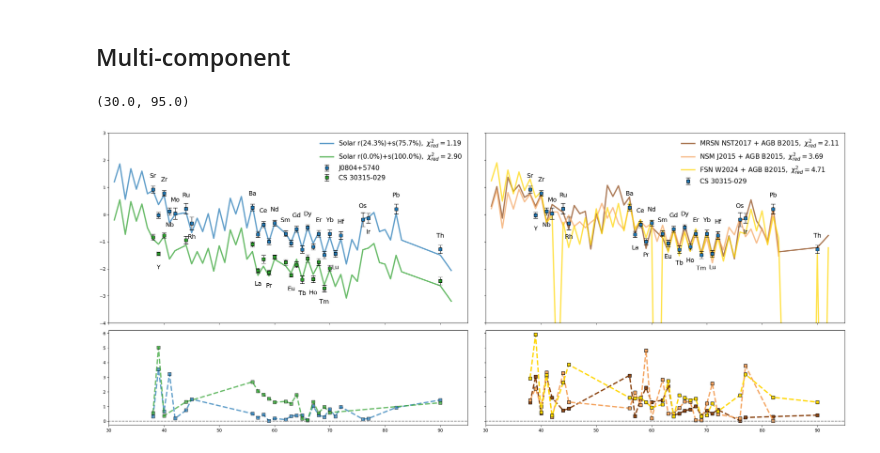
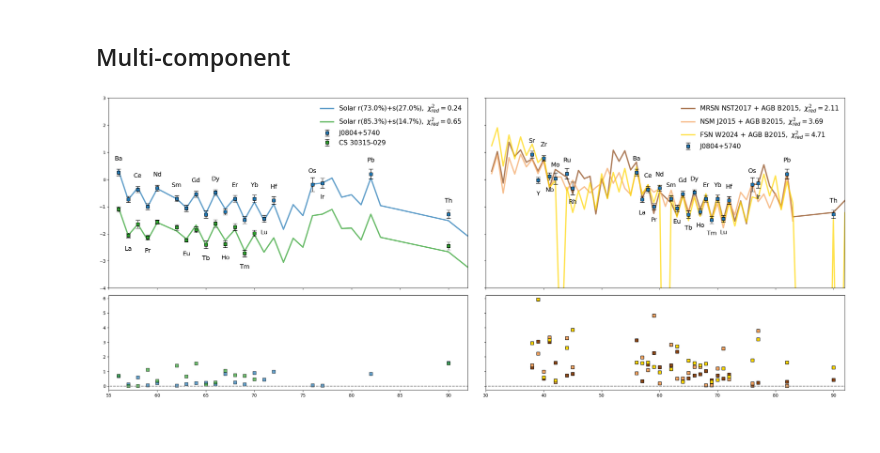
Before and after one commit to jiangrz77/rproc, a Jupyter notebook: J0804_CS30315.ipynb, the cells around one changed output. Saved outputs shown, nothing was run; the diff lists cells and outputs as text; code cells hidden in the pictures.

```diff
--- a/J0804_CS30315.ipynb
+++ b/J0804_CS30315.ipynb
@@ -110,7 +110,8 @@ solref = solref - solref[0] + 12
 # %%
 Z_arr = Symbol2Z(symbol_list)
 flag_adopt_light = Z_arr <= 30
-flag_adopt_mainr = Z_arr > 40
+# flag_adopt_mainr = Z_arr > 40
+flag_adopt_mainr = Z_arr >= 56
 flag_adopt_rs = Z_arr > 30
 df_fitparam = pd.DataFrame(
     columns=[
@@ -124,14 +125,14 @@ for star_index in range(len(obs_logeps)):
     O_vec = obs_logeps.iloc[star_index, 1:].values.astype(float)
     eO_vec = obs_elogeps.iloc[star_index, 1:].values.astype(float)
 
-    A, B, chisqr_rs = func_AB(M_solr, M_sols, O_vec, eO_vec, flag_adopt_rs)
+    A, B, chisqr_rs = func_AB(M_solr, M_sols, O_vec, eO_vec, flag_adopt_mainr)
     # chisqr_red_sol_rs /= (np.sum(flag_adopt_rs & flag_detect)-1)
     # print(chisqr_red_sol_rs)
     solr = A + M_solr
     sols = B + M_sols
     solrs = np.log10(np.power(10, solr)+np.power(10, sols))
-    portion_r = 1/(np.power(10, A)/np.power(10, B)+1)
-    portion_s = 1/(np.power(10, B)/np.power(10, A)+1)
+    portion_r = 1/(np.power(10, B-A)+1)
+    portion_s = 1/(np.power(10, A-B)+1)
     df_fitparam.loc[star_index, :'chisqr_rs'] = [
         starname,
         solr, sols, solrs, portion_r, portion_s, chisqr_rs]
@@ -255,8 +247,11 @@ axes[0, 1].set_xlim(40, 95)
 # %%
 M_B = M_agb
 progen_chisqr = []
+star_index = 0
+O_vec = obs_logeps.iloc[star_index, 1:].values.astype(float)
+eO_vec = obs_elogeps.iloc[star_index, 1:].values.astype(float)
 for M_A in [M_mrsn, M_nsm, M_fsn]:
-    with Pool(max_workers=30) as pool, tqdm(total=len(M_A)*len(M_B)) as pbar:
+    with Pool(max_workers=50) as pool, tqdm(total=len(M_A)*len(M_B)) as pbar:
         chisqr_arr = np.full((len(M_A), len(M_B)), np.inf)
         A_arr = np.full((len(M_A), len(M_B)), np.inf)
         B_arr = np.full((len(M_A), len(M_B)), np.inf)
@@ -284,3 +279,4 @@ for M_A in [M_mrsn, M_nsm, M_fsn]:
         chisqr_ = chisqr_arr.min()
         progen_chisqr.extend([progen_, chisqr_])
 df_fitparam.loc[star_index, 'progen_mrsn_agb':'chisqr_fsn_agb'] = progen_chisqr
+df_fitparam.to_csv('fitparam.csv', index=False)
@@ -311,8 +305,9 @@ Z_arr = Symbol2Z(symbol_list)
 for icol in range(ncols):
     ax, ax_res = axes[:, icol]
     if icol == 0:
-        flag_adopt = flag_adopt_rs
+        flag_adopt = flag_adopt_mainr
         for star_index in range(len(obs_logeps)):
+            starname = obs_logeps.loc[star_index, 'starname']
             O_vec = obs_logeps.iloc[star_index, 1:].values.astype(float)
             eO_vec = obs_elogeps.iloc[star_index, 1:].values.astype(float)
             starname, \
@@ -332,7 +327,7 @@ for icol in range(ncols):
             ax_res.plot(
                 Z_arr[np.isfinite(O_vec)&np.isfinite(solrs)&flag_adopt],
                 np.abs((O_vec-solrs)/eO_vec)[np.isfinite(O_vec)&np.isfinite(solrs)&flag_adopt],
-                linestyle='--', linewidth=3, c=colors[star_index], alpha=.7,
+                linestyle='', linewidth=3, c=colors[star_index], alpha=.7,
                 marker='s', markersize=7, mfc=colors[star_index], mec=ec, mew=mew,
                 zorder=2)
             # ax_res.errorbar(
@@ -354,41 +349,41 @@ for icol in range(ncols):
     elif icol == 1:
         star_index = 0
         flag_adopt = flag_adopt_rs
+        starname = obs_logeps.loc[star_index, 'starname']
         O_vec = obs_logeps.iloc[star_index, 1:].values.astype(float)
         eO_vec = obs_elogeps.iloc[star_index, 1:].values.astype(float)
         ax.errorbar(
             Z_arr[flag_adopt], O_vec[flag_adopt], yerr=eO_vec[flag_adopt],
             ecolor=ec, elinewidth=mew, linestyle='', capsize=5, capthick=3,
             marker='s', markersize=7, mfc=colors[star_index], mec=ec, mew=mew,
             alpha=1, label=starname, zorder=10)
         for progen_key in progen_color.keys():
             progen_ = df_fitparam.loc[star_index, progen_key]
             chisqr_ = df_fitparam.loc[star_index, progen_key.replace('progen', 'chisqr')]
             ax.plot(
                 Z_arr[np.isfinite(progen_)&flag_adopt],
                 progen_[np.isfinite(progen_)&flag_adopt],
                 linewidth=3, c=progen_color[progen_key], alpha=.7,
                 label=progen_label[progen_key]+r'$,\ \chi^2_{red}=%.2f$'%(chisqr_/(np.sum(~np.isnan(O_vec[flag_adopt]))-1)),
                 zorder=2)
             ax_res.plot(
                 Z_arr[np.isfinite(O_vec)&np.isfinite(solrs)&flag_adopt],
                 np.abs((O_vec-progen_)/eO_vec)[np.isfinite(O_vec)&np.isfinite(solrs)&flag_adopt],
-                linestyle='--', linewidth=3, c=progen_color[progen_key],
+                linestyle='', linewidth=3, c=progen_color[progen_key],
                 marker='s', markersize=7, mfc=progen_color[progen_key], mec=ec, mew=mew,
                 zorder=2)
             ax_res.hlines(0, 28, 95, colors='gray', linestyles='dashed')
         sign_odd = np.sign(.5 - Z_arr % 2)
         for _x, _y, _t, _s in zip(Z_arr, O_vec, symbol_arr, sign_odd):
             if flag_adopt[Symbol2Z(_t)-1]:
                 if np.isnan(_y):
                     continue
                 ax.text(_x, _y+.5*_s, _t, ha='center', va='center', fontsize=14, zorder=5)
 
         ax.legend(loc='best', fontsize=15, frameon=False)
 axes[0, 0].set_ylim(-4, 3)
 # axes[1, 0].set_ylim(-.1, 1)
-axes[0, 0].set_xlim(30, 95)
-axes[0, 1].set_xlim(30, 95)
+axes[0, 0].set_xlim(55, 92)
+axes[0, 1].set_xlim(30, 92);
 # %% [output]
-(30.0, 95.0)
-[figure, old version]
+[figure, new version]
```
Also changed, not shown: parts of 3 cells of this notebook, 1 other file.
